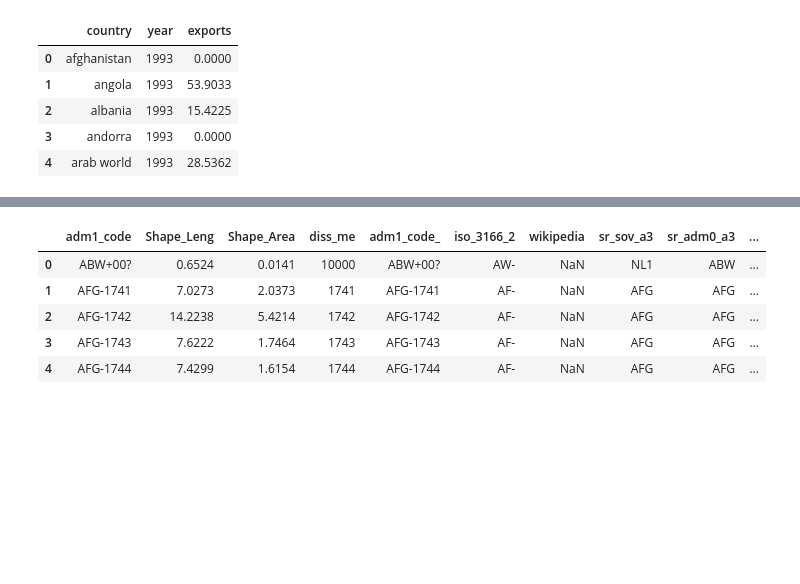
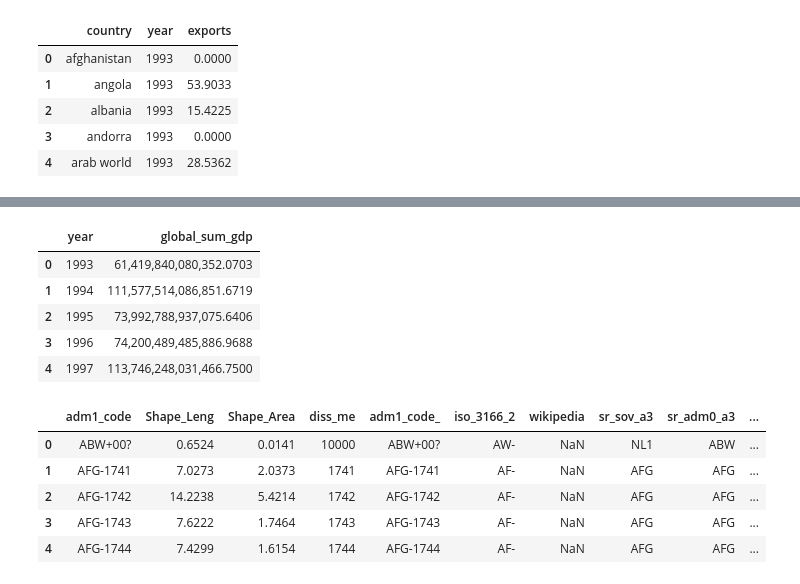
Before and after one commit to feliuserra/Luminosity, a Jupyter notebook: notebooks/data_preprocessing-panel_regression.ipynb, the cells around one changed output, grey strips where cells are left out. Drawn from its saved outputs; the diff is of its cells as text; code cells hidden in the pictures; blank space fills up the shorter version.

```diff
--- a/notebooks/data_preprocessing-panel_regression.ipynb
+++ b/notebooks/data_preprocessing-panel_regression.ipynb
@@ -165,3 +178,13 @@ exports.head()
+# %%
+global_sum_gdp = global_gdp.groupby('year').sum().reset_index().rename(columns={'global_gdp': 'global_sum_gdp'})
+global_sum_gdp.head()
+# %% [output]
+|  | year | global_sum_gdp |
+| 0 | 1993 | 61,419,840,080,352.0703 |
+| 1 | 1994 | 111,577,514,086,851.6719 |
+| 2 | 1995 | 73,992,788,937,075.6406 |
+| 3 | 1996 | 74,200,489,485,886.9688 |
+| 4 | 1997 | 113,746,248,031,466.7500 |
 # %%
 viv_lum_path = '../data/external/viviana_all_lum.csv'
 viv_lum = pd.read_csv(viv_lum_path, delimiter=';', encoding='ISO-8859-1')
```
Also changed, not shown: parts of 6 cells of this notebook, 10 other files.
